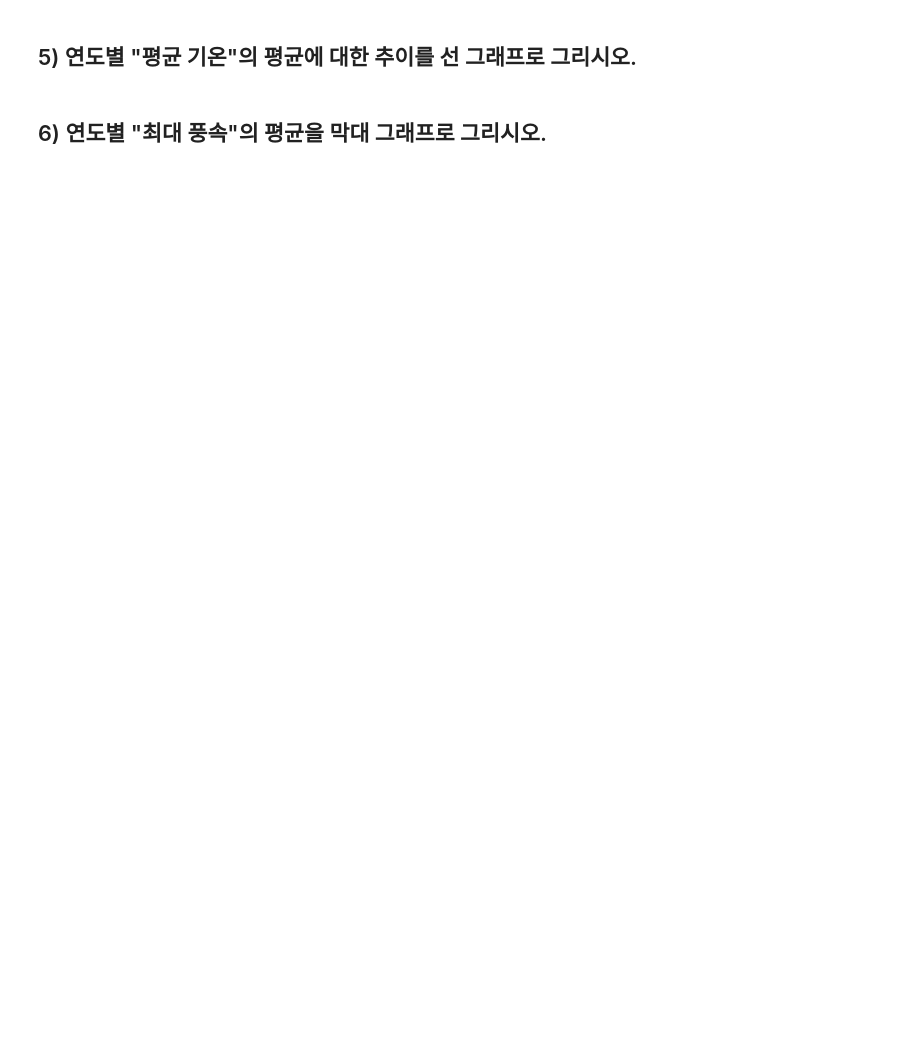
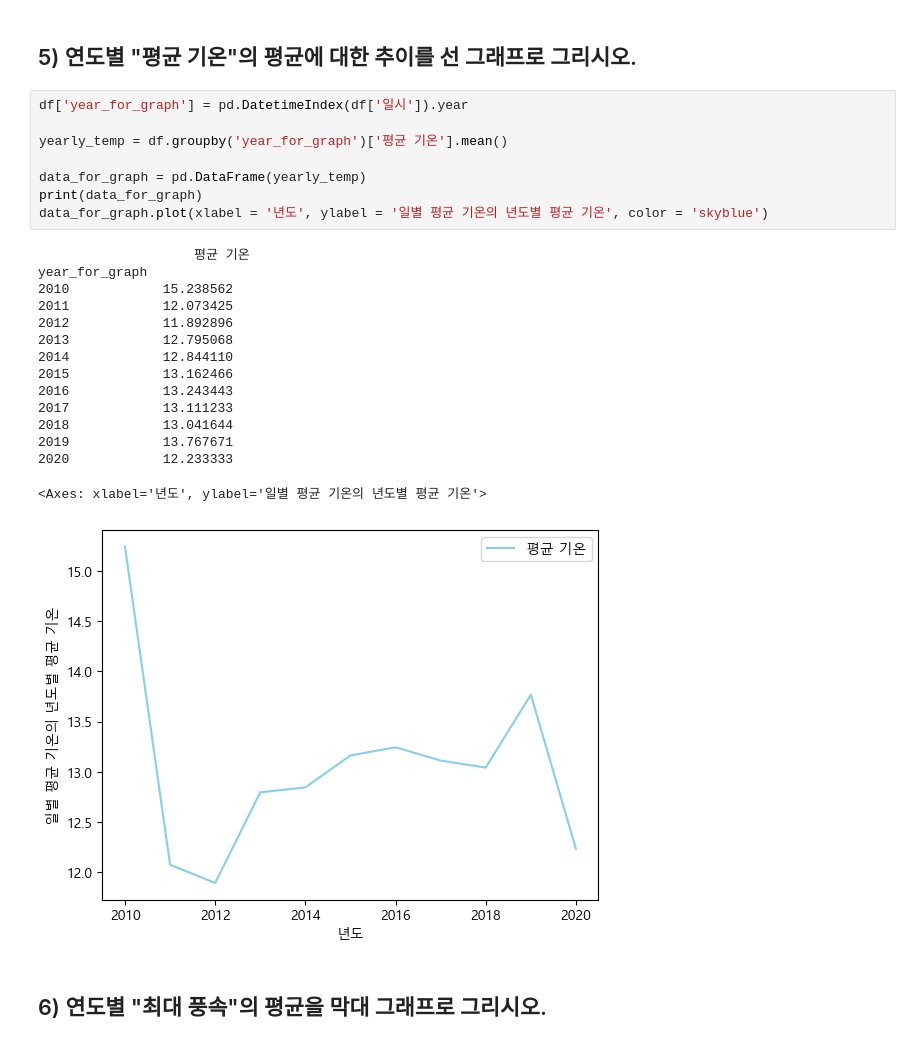
Before and after one commit to Suhwonhu/python_basic_2, a Jupyter notebook: time_series_class_5_8.ipynb, the cells around one changed output. Cells and saved outputs as stored; diff of their text form; blank space fills up the shorter version.

```diff
--- a/time_series_class_5_8.ipynb
+++ b/time_series_class_5_8.ipynb
@@ -297,4 +310,28 @@ print(max)
 # %% [markdown]
 ## 5) 연도별 "평균 기온"의 평균에 대한 추이를 선 그래프로 그리시오.
+# %%
+df['year_for_graph'] = pd.DatetimeIndex(df['일시']).year
+
+yearly_temp = df.groupby('year_for_graph')['평균 기온'].mean()
+
+data_for_graph = pd.DataFrame(yearly_temp)
+print(data_for_graph)
+data_for_graph.plot(xlabel = '년도', ylabel = '일별 평균 기온의 년도별 평균 기온', color = 'skyblue')
+# %% [output]
+                    평균 기온
+year_for_graph
+2010            15.238562
+2011            12.073425
+2012            11.892896
+2013            12.795068
+2014            12.844110
+2015            13.162466
+2016            13.243443
+2017            13.111233
+2018            13.041644
+2019            13.767671
+2020            12.233333
+<Axes: xlabel='년도', ylabel='일별 평균 기온의 년도별 평균 기온'>
+[figure, added]
 # %% [markdown]
 ## 6) 연도별 "최대 풍속"의 평균을 막대 그래프로 그리시오.
```
Also changed, not shown: parts of 10 cells of this notebook.
